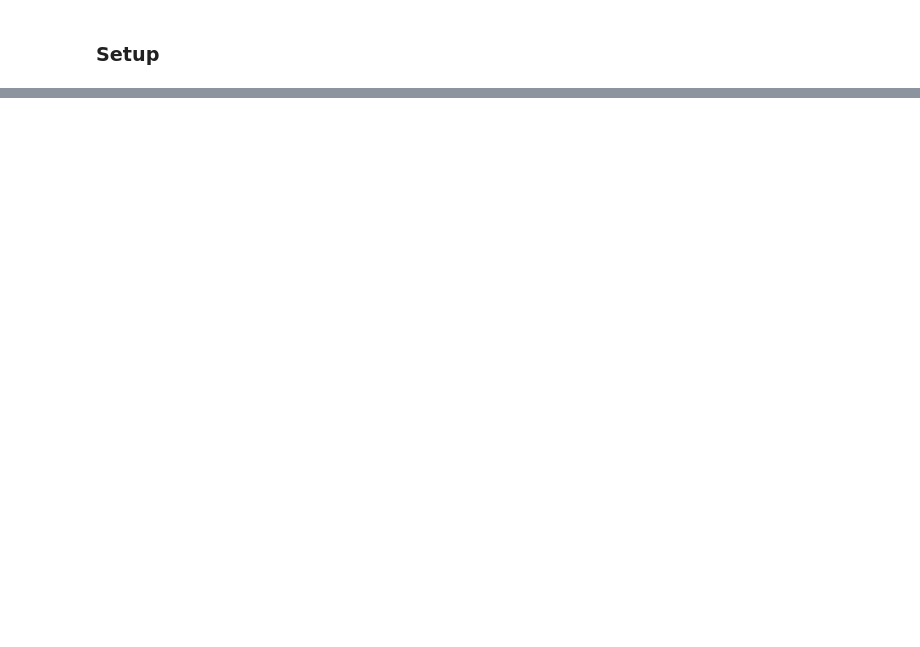
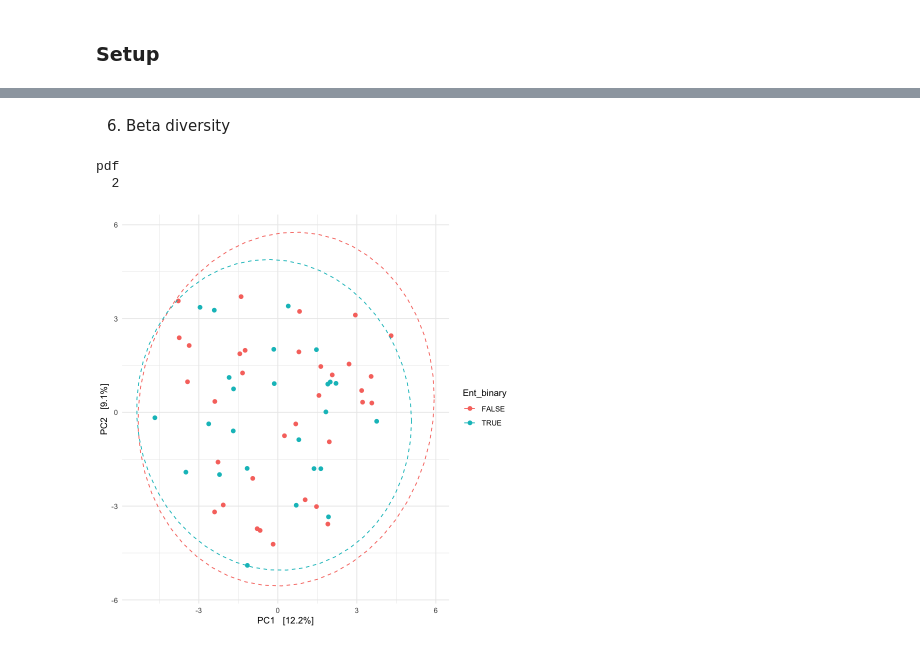
Before and after one commit to aemann01/burkina_faso_its, a Jupyter notebook: 04-wgs_analyses/wgs_analysis.ipynb, the cells around one changed output, grey strips where cells are left out. Saved outputs shown, nothing was run; the diff lists cells and outputs as text; code cells hidden in the pictures; blank space fills up the shorter version.

```diff
--- a/04-wgs_analyses/wgs_analysis.ipynb
+++ b/04-wgs_analyses/wgs_analysis.ipynb
@@ -37,0 +96,3 @@ ERROR: Error in read.table("wgs.tax.txt", header = T, sep = "\t", row.names = 1)
+# %%
+ps.dat <- phyloseq(otu_table(seqtab, taxa_are_rows = TRUE), sample_data(map), tax_table(as.matrix(taxa)))
+ps.dat
@@ -37,0 +156,15 @@ ERROR: Error in read.table("wgs.tax.txt", header = T, sep = "\t", row.names = 1)
+# %% [markdown]
+6. Beta diversity
+# %%
+ps.clr <- microbiome::transform(ps.dat, "clr")
+dist <- distance(ps.clr, method="euclidean")
+ord <- ordinate(ps.clr, method="RDA")
+bdiv_ent <- plot_ordination(ps.clr, ord, type="samples", color="Ent_binary") + geom_point(size=2) + stat_ellipse(aes(group=Ent_binary), linetype=2) + theme_minimal()
+bdiv_ent
+pdf("wgs_bdiv_ent.pdf")
+bdiv_ent
+dev.off()
+# %% [output]
+pdf
+  2
+[figure, added]
```
Also changed, not shown: parts of 20 cells of this notebook, 2 other files.
